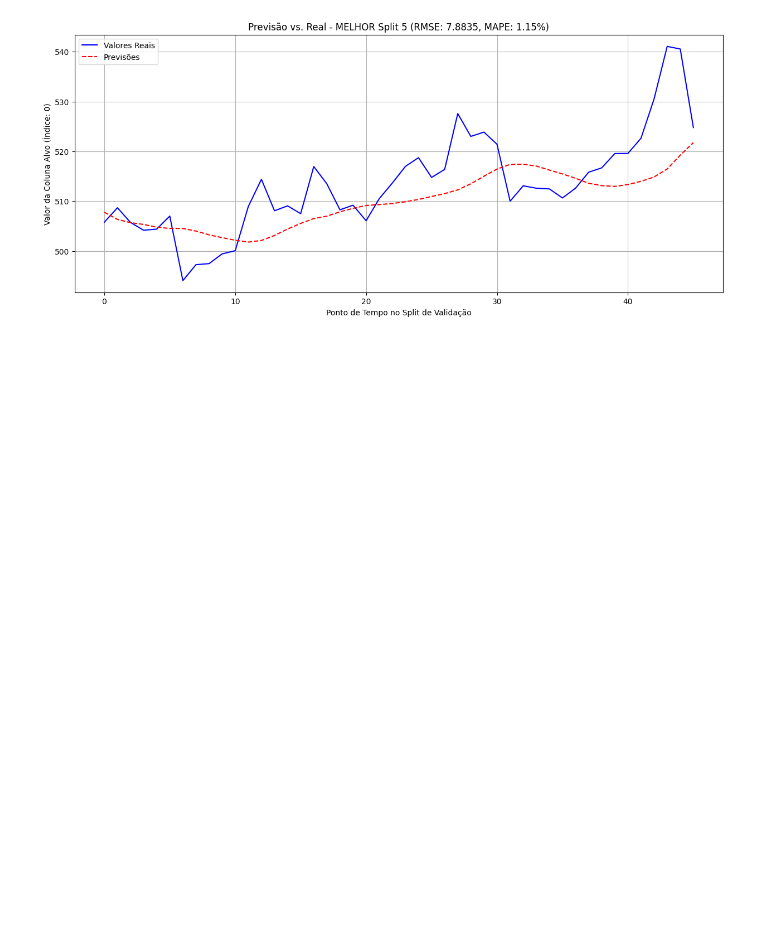
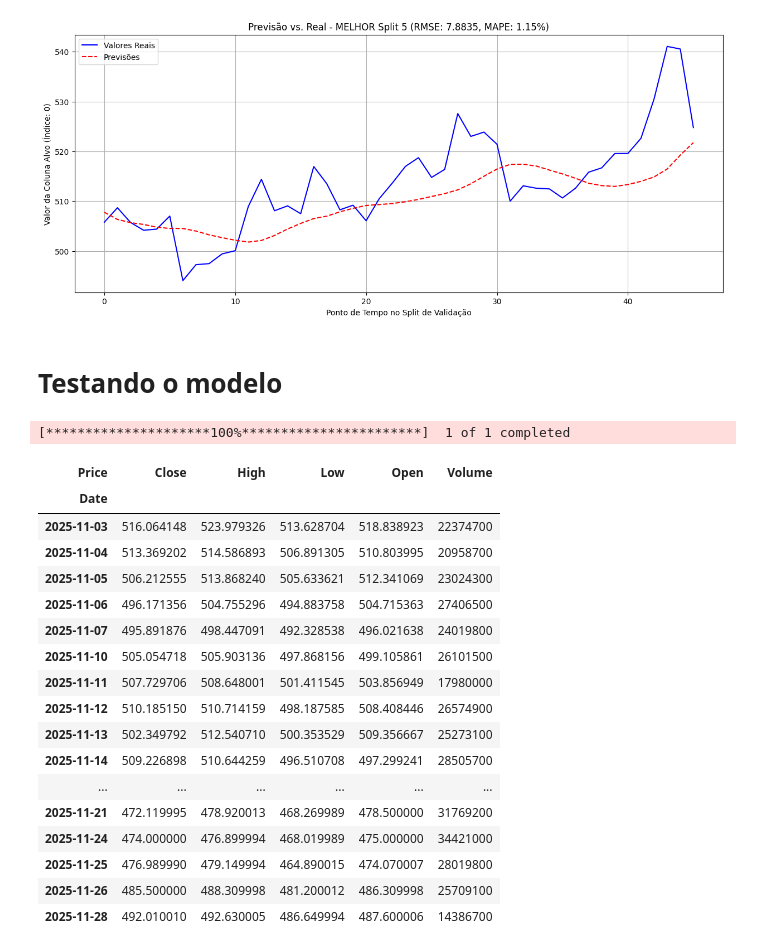
Before and after one commit to tiagoparibeiro/5mlet-tc4-lstm, a Jupyter notebook: notebooks/exploracao.ipynb, the cells around one changed output. Cells and saved outputs as stored; diff of their text form; code cells hidden in the pictures; blank space fills up the shorter version.

```diff
--- a/notebooks/exploracao.ipynb
+++ b/notebooks/exploracao.ipynb
@@ -517,3 +522,41 @@ else:
 ✅ Gráfico de comparação salvo em: comparacao_previsao_melhor_split.png
 ✅ Arquivo CSV de comparação salvo em: previsao_e_real_melhor_split.csv
 [figure]
+# %% [markdown]
+# Testando o modelo
+# %%
+
+data_dir = Path.cwd() / "data"   # Path.cwd() = diretório do notebook
+data_dir.mkdir(exist_ok=True)
+
+symbol = 'MSFT'
+start_date = '2025-11-01'
+end_date = '2025-11-30'
+
+df = yf.download(symbol, start=start_date, end=end_date)
+df.to_csv(data_dir / "MSFT.csv", index=False)
+# %% [output]
+[*********************100%***********************]  1 of 1 completed
+# %%
+    # tirando o segundo nível das colunas
+df.columns = df.columns.get_level_values('Price')
+df
+# %% [output]
+| Price | Close | High | Low | Open | Volume |
+| Date |  |  |  |  |  |
+| 2025-11-03 | 516.064148 | 523.979326 | 513.628704 | 518.838923 | 22374700 |
+| 2025-11-04 | 513.369202 | 514.586893 | 506.891305 | 510.803995 | 20958700 |
+| 2025-11-05 | 506.212555 | 513.868240 | 505.633621 | 512.341069 | 23024300 |
+| 2025-11-06 | 496.171356 | 504.755296 | 494.883758 | 504.715363 | 27406500 |
+| 2025-11-07 | 495.891876 | 498.447091 | 492.328538 | 496.021638 | 24019800 |
+| 2025-11-10 | 505.054718 | 505.903136 | 497.868156 | 499.105861 | 26101500 |
+| 2025-11-11 | 507.729706 | 508.648001 | 501.411545 | 503.856949 | 17980000 |
+| 2025-11-12 | 510.185150 | 510.714159 | 498.187585 | 508.408446 | 26574900 |
+| 2025-11-13 | 502.349792 | 512.540710 | 500.353529 | 509.356667 | 25273100 |
+| 2025-11-14 | 509.226898 | 510.644259 | 496.510708 | 497.299241 | 28505700 |
+| ... | ... | ... | ... | ... | ... |
+| 2025-11-21 | 472.119995 | 478.920013 | 468.269989 | 478.500000 | 31769200 |
+| 2025-11-24 | 474.000000 | 476.899994 | 468.019989 | 475.000000 | 34421000 |
+| 2025-11-25 | 476.989990 | 479.149994 | 464.890015 | 474.070007 | 28019800 |
+| 2025-11-26 | 485.500000 | 488.309998 | 481.200012 | 486.309998 | 25709100 |
+| 2025-11-28 | 492.010010 | 492.630005 | 486.649994 | 487.600006 | 14386700 |
```
Also changed, not shown: parts of 4 cells of this notebook, 2 other files.
